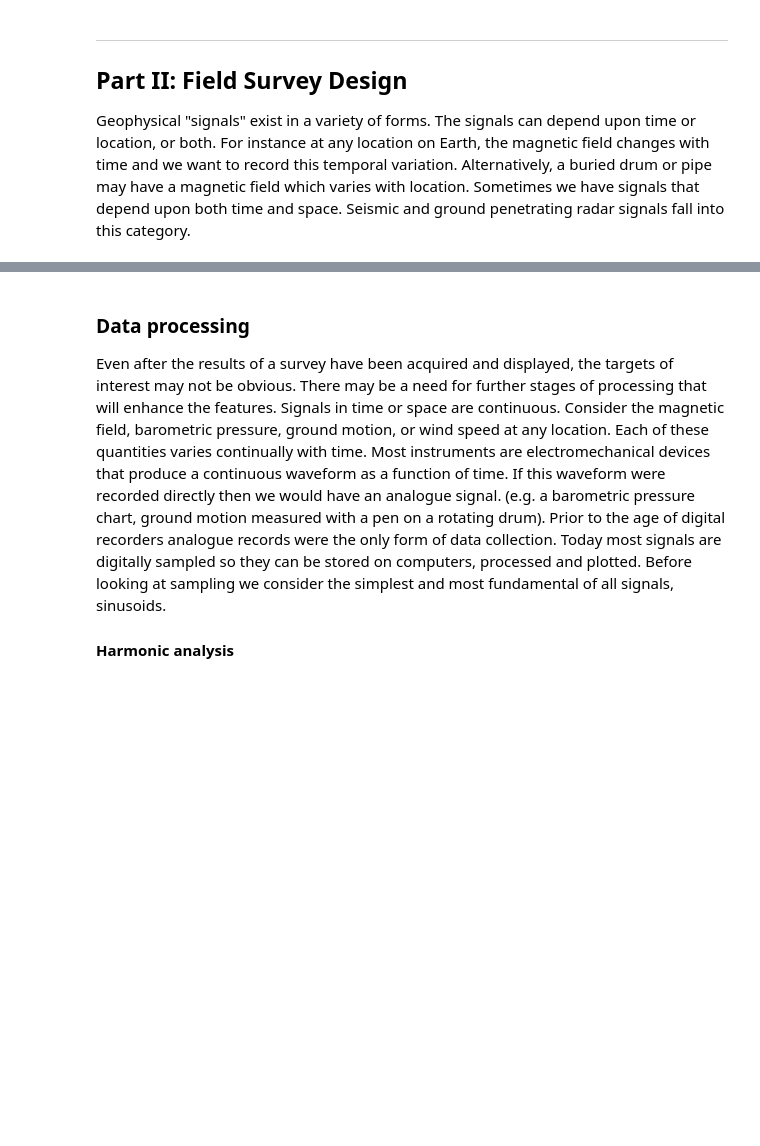
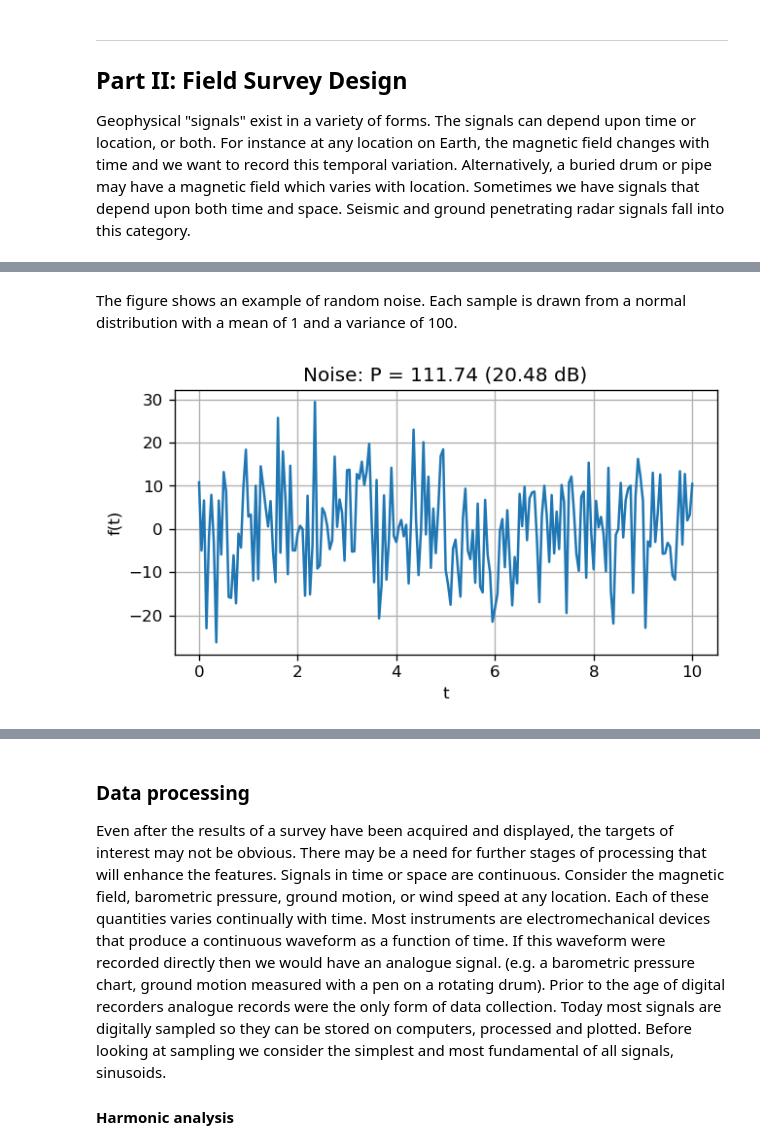
Before and after one commit to globalseismology/avni-courses.solid-earth-fundamentals, a Jupyter notebook: Field_Trip_2_Geophysics/Field_Geophysics.ipynb, the cells around one changed output, grey strips where cells are left out. Drawn from its saved outputs; the diff is of its cells as text; code cells hidden in the pictures; blank space fills up the shorter version.

Commit message:
SP Noise level

```diff
--- a/Field_Trip_2_Geophysics/Field_Geophysics.ipynb
+++ b/Field_Trip_2_Geophysics/Field_Geophysics.ipynb
@@ -162,0 +158,2 @@ Finally, the physical model has to be translated into geological terms; a large,
+# %% [markdown]
+The figure shows an example of random noise. Each sample is drawn from a normal distribution with a mean of 1 and a variance of 100.
@@ -162,0 +163,19 @@ Finally, the physical model has to be translated into geological terms; a large,
+# %%
+# creating random noise: normal distribution, mean = 2, std = 1
+t = np.linspace(0,10,201)
+x_noise = 10 * np.random.normal(0,1,size=np.shape(t))
+
+# noise level
+P_noise = np.var(x_noise)
+P_noise_dB = 10 * np.log10(P_noise)
+# %%
+plt.figure(figsize=[6,3], dpi=120)
+plt.plot(t,x_noise)
+plt.grid()
+plt.xlabel('t')
+plt.ylabel('f(t)')
+plt.title('Noise: P = %.2f (%.2f dB)' % (P_noise, P_noise_dB))
+
+plt.show()
+# %% [output]
+[figure, added]
```
Also changed, not shown: parts of 12 cells of this notebook.
